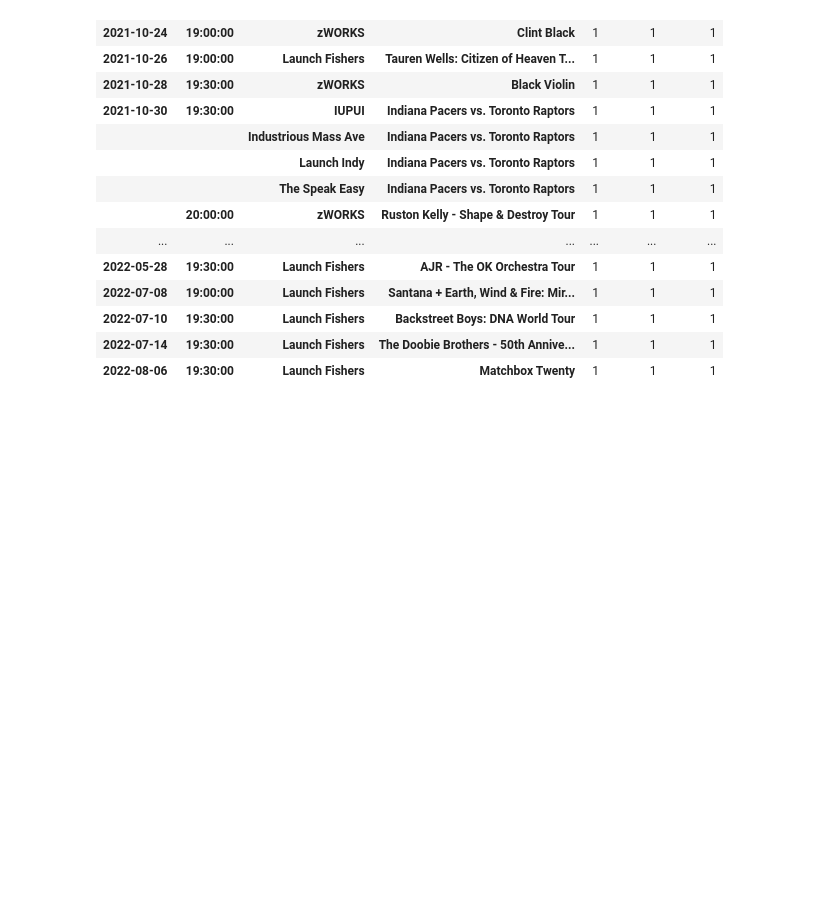
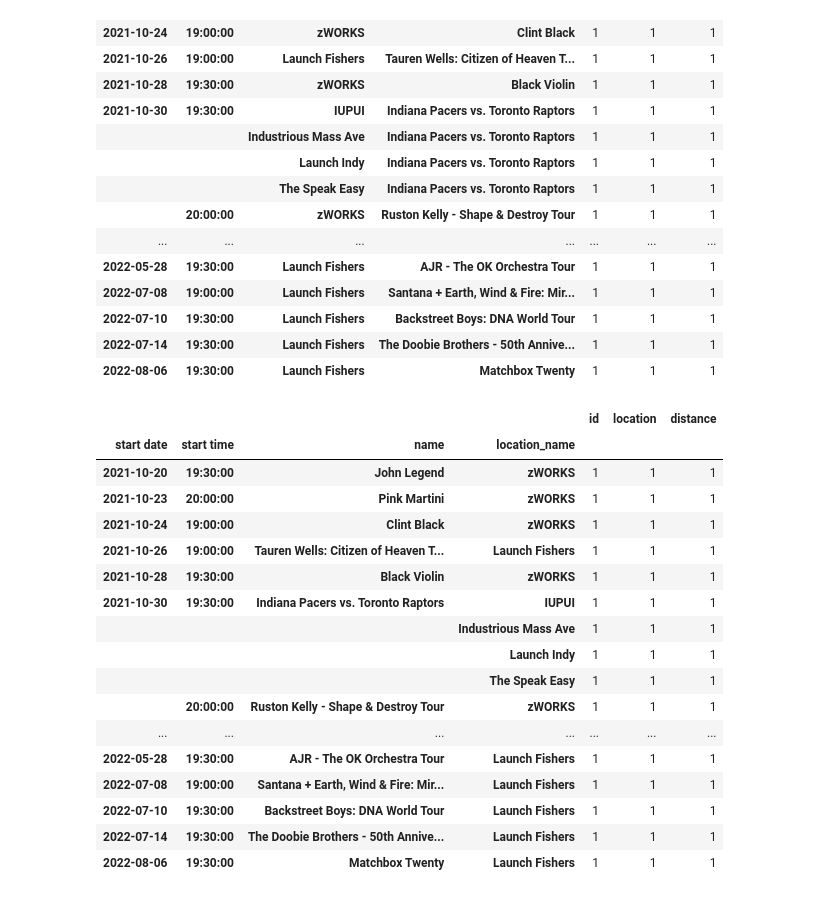
Before and after one commit to Aashay7/user_events_recommendation, a Jupyter notebook: Xtern_Challenge.ipynb, the cells around one changed output. Drawn from its saved outputs; the diff is of its cells as text; code cells hidden in the pictures; blank space fills up the shorter version.

```diff
--- a/Xtern_Challenge.ipynb
+++ b/Xtern_Challenge.ipynb
@@ -490,4 +490,23 @@ events_table.groupby([ 'start date','start time', 'location_name', 'name']).coun
 | 2022-07-14 | 19:30:00 | Launch Fishers | The Doobie Brothers - 50th Annive... | 1 | 1 | 1 |
 | 2022-08-06 | 19:30:00 | Launch Fishers | Matchbox Twenty | 1 | 1 | 1 |
 # %%
-time_table =  events_table.groupby([ 'start date', 'start time', 'location_name', 'name']).count()
+events_table.groupby([ 'start date','start time', 'name', 'location_name']).count()
+# %% [output]
+|  |  |  |  | id | location | distance |
+| start date | start time | name | location_name |  |  |  |
+| 2021-10-20 | 19:30:00 | John Legend | zWORKS | 1 | 1 | 1 |
+| 2021-10-23 | 20:00:00 | Pink Martini | zWORKS | 1 | 1 | 1 |
+| 2021-10-24 | 19:00:00 | Clint Black | zWORKS | 1 | 1 | 1 |
+| 2021-10-26 | 19:00:00 | Tauren Wells: Citizen of Heaven T... | Launch Fishers | 1 | 1 | 1 |
+| 2021-10-28 | 19:30:00 | Black Violin | zWORKS | 1 | 1 | 1 |
+| 2021-10-30 | 19:30:00 | Indiana Pacers vs. Toronto Raptors | IUPUI | 1 | 1 | 1 |
+|  |  |  | Industrious Mass Ave | 1 | 1 | 1 |
+|  |  |  | Launch Indy | 1 | 1 | 1 |
+|  |  |  | The Speak Easy | 1 | 1 | 1 |
+|  | 20:00:00 | Ruston Kelly - Shape & Destroy Tour | zWORKS | 1 | 1 | 1 |
+| ... | ... | ... | ... | ... | ... | ... |
+| 2022-05-28 | 19:30:00 | AJR - The OK Orchestra Tour | Launch Fishers | 1 | 1 | 1 |
+| 2022-07-08 | 19:00:00 | Santana + Earth, Wind & Fire: Mir... | Launch Fishers | 1 | 1 | 1 |
+| 2022-07-10 | 19:30:00 | Backstreet Boys: DNA World Tour | Launch Fishers | 1 | 1 | 1 |
+| 2022-07-14 | 19:30:00 | The Doobie Brothers - 50th Annive... | Launch Fishers | 1 | 1 | 1 |
+| 2022-08-06 | 19:30:00 | Matchbox Twenty | Launch Fishers | 1 | 1 | 1 |
```
Also changed, not shown: parts of 2 cells of this notebook.
